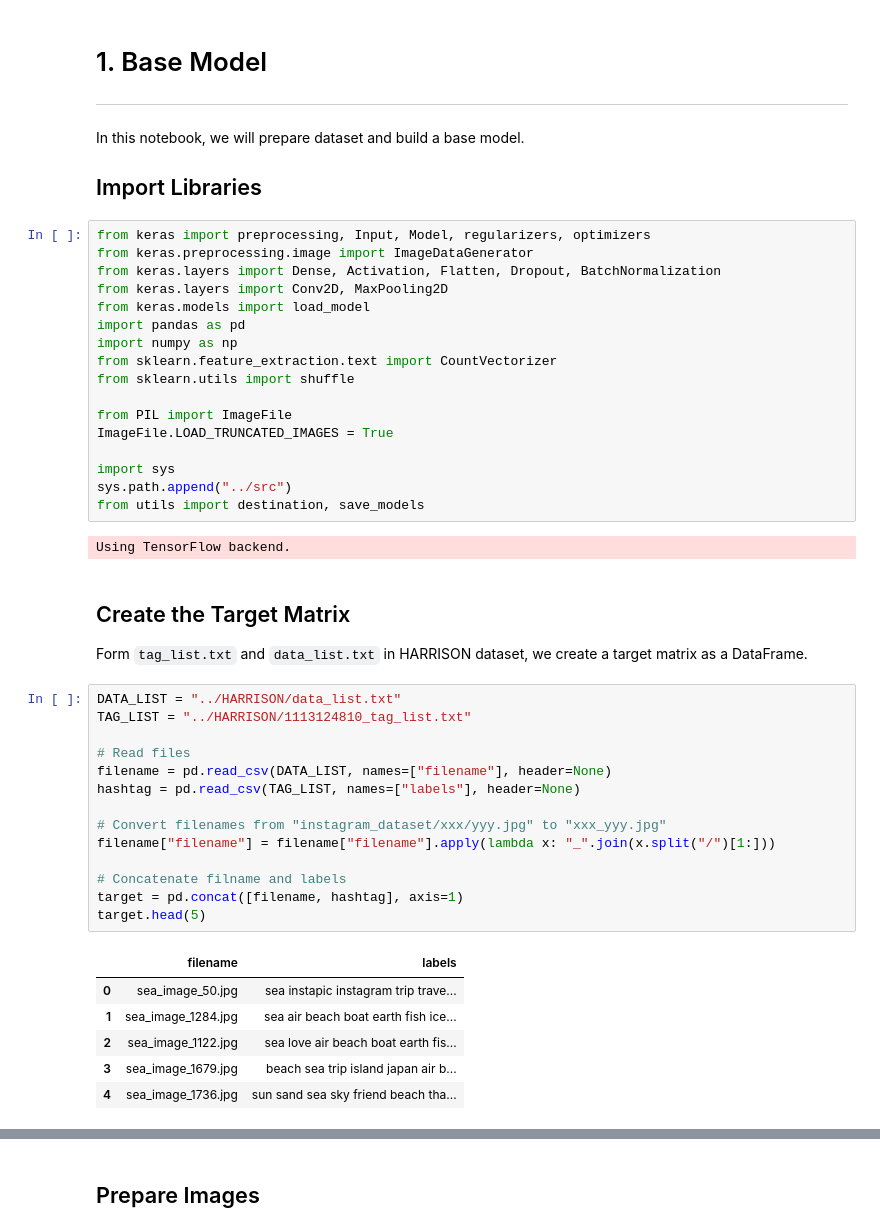
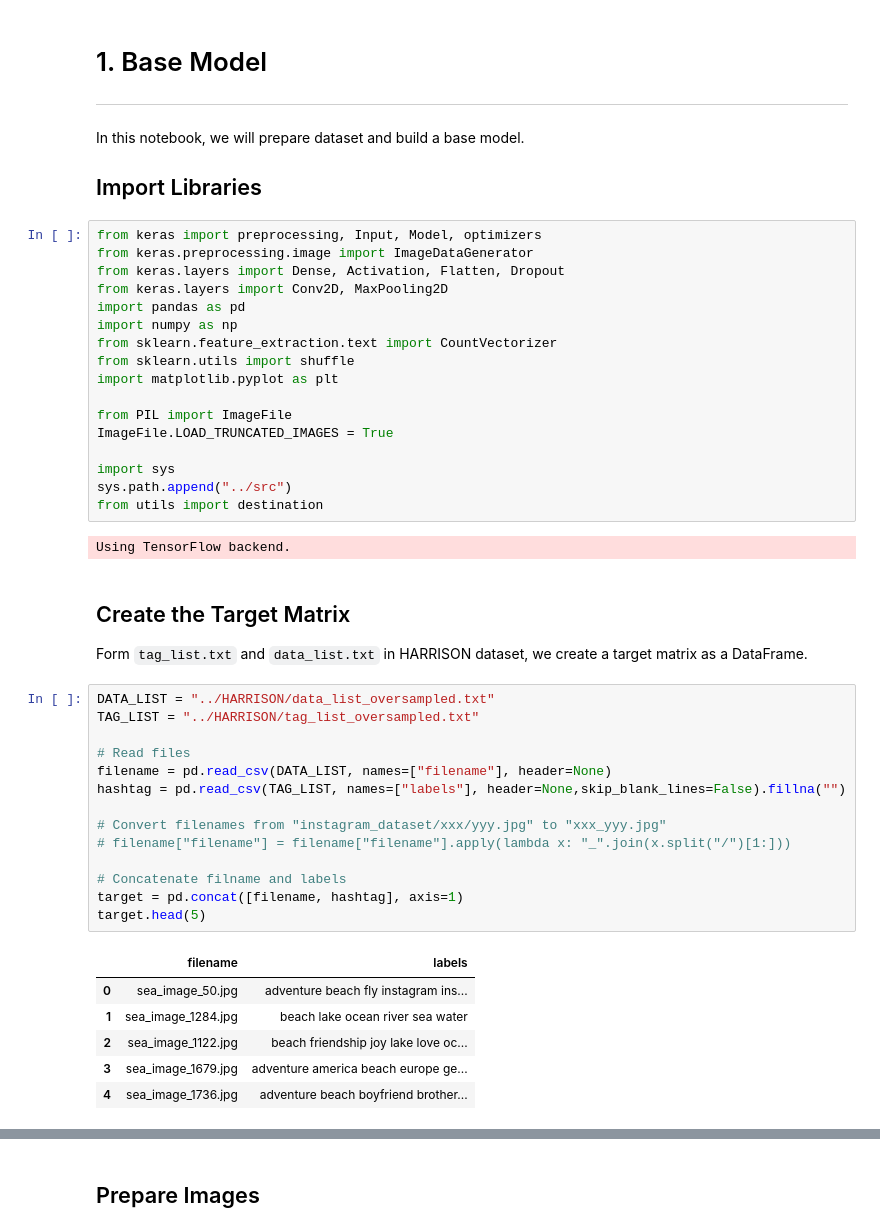
Before and after one commit to tomerlaufer123/cs130Project, a Jupyter notebook: model_development/notebooks/1-base-model.ipynb, the cells around one changed output, grey strips where cells are left out. Cells and saved outputs as stored; diff of their text form.

````diff
--- a/model_development/notebooks/1-base-model.ipynb
+++ b/model_development/notebooks/1-base-model.ipynb
@@ -6,47 +6,47 @@ In this notebook, we will prepare dataset and build a base model.
 
 ## Import Libraries
 # %%
-from keras import preprocessing, Input, Model, regularizers, optimizers
+from keras import preprocessing, Input, Model, optimizers
 from keras.preprocessing.image import ImageDataGenerator
-from keras.layers import Dense, Activation, Flatten, Dropout, BatchNormalization
+from keras.layers import Dense, Activation, Flatten, Dropout
 from keras.layers import Conv2D, MaxPooling2D
-from keras.models import load_model
 import pandas as pd
 import numpy as np
 from sklearn.feature_extraction.text import CountVectorizer
 from sklearn.utils import shuffle
+import matplotlib.pyplot as plt
 
 from PIL import ImageFile
 ImageFile.LOAD_TRUNCATED_IMAGES = True
 
 import sys
 sys.path.append("../src")
-from utils import destination, save_models
+from utils import destination
 # %% [output]
 Using TensorFlow backend.
 # %% [markdown]
 ## Create the Target Matrix
 Form ```tag_list.txt``` and ```data_list.txt``` in HARRISON dataset, we create a target matrix as a DataFrame.
 # %%
-DATA_LIST = "../HARRISON/data_list.txt"
-TAG_LIST = "../HARRISON/1113124810_tag_list.txt"
+DATA_LIST = "../HARRISON/data_list_oversampled.txt"
+TAG_LIST = "../HARRISON/tag_list_oversampled.txt"
 
 # Read files
 filename = pd.read_csv(DATA_LIST, names=["filename"], header=None)
-hashtag = pd.read_csv(TAG_LIST, names=["labels"], header=None)
+hashtag = pd.read_csv(TAG_LIST, names=["labels"], header=None,skip_blank_lines=False).fillna("")
 
 # Convert filenames from "instagram_dataset/xxx/yyy.jpg" to "xxx_yyy.jpg"
-filename["filename"] = filename["filename"].apply(lambda x: "_".join(x.split("/")[1:]))
+# filename["filename"] = filename["filename"].apply(lambda x: "_".join(x.split("/")[1:]))
 
 # Concatenate filname and labels
 target = pd.concat([filename, hashtag], axis=1)
 target.head(5)
 # %% [output]
 |  | filename | labels |
-| 0 | sea_image_50.jpg | sea instapic instagram trip trave... |
-| 1 | sea_image_1284.jpg | sea air beach boat earth fish ice... |
-| 2 | sea_image_1122.jpg | sea love air beach boat earth fis... |
-| 3 | sea_image_1679.jpg | beach sea trip island japan air b... |
-| 4 | sea_image_1736.jpg | sun sand sea sky friend beach tha... |
+| 0 | sea_image_50.jpg | adventure beach fly instagram ins... |
+| 1 | sea_image_1284.jpg | beach lake ocean river sea water |
+| 2 | sea_image_1122.jpg | beach friendship joy lake love oc... |
+| 3 | sea_image_1679.jpg | adventure america beach europe ge... |
+| 4 | sea_image_1736.jpg | adventure beach boyfriend brother... |
 # %%
 # Use vectorizer to generate a one-hot encoding
````
Also changed, not shown: parts of 10 cells of this notebook, 2 other files.
